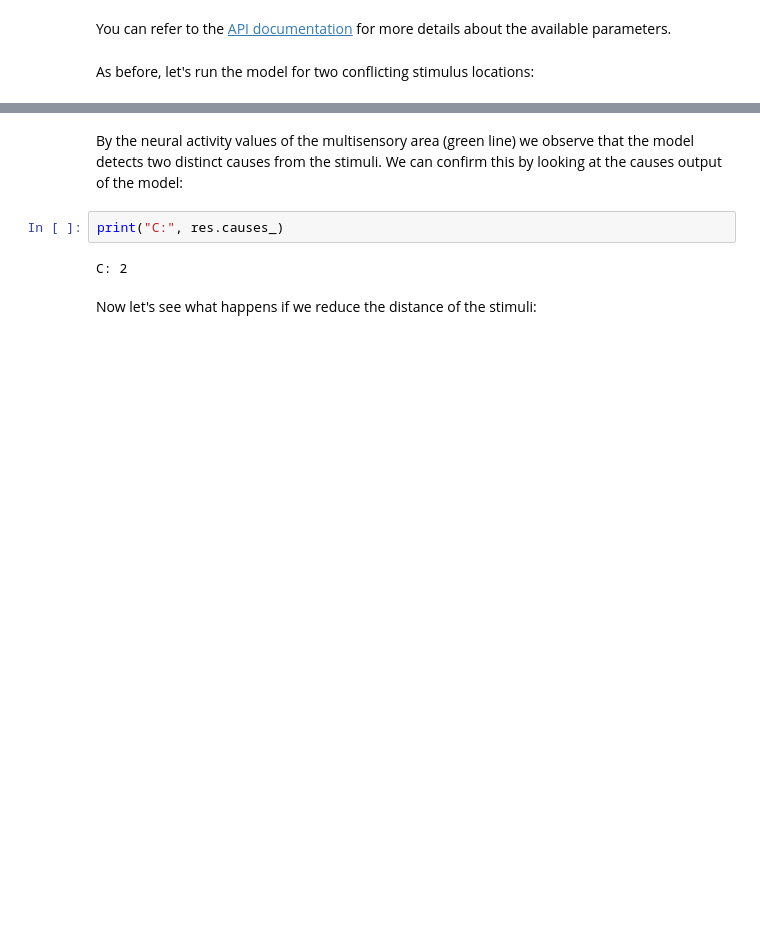
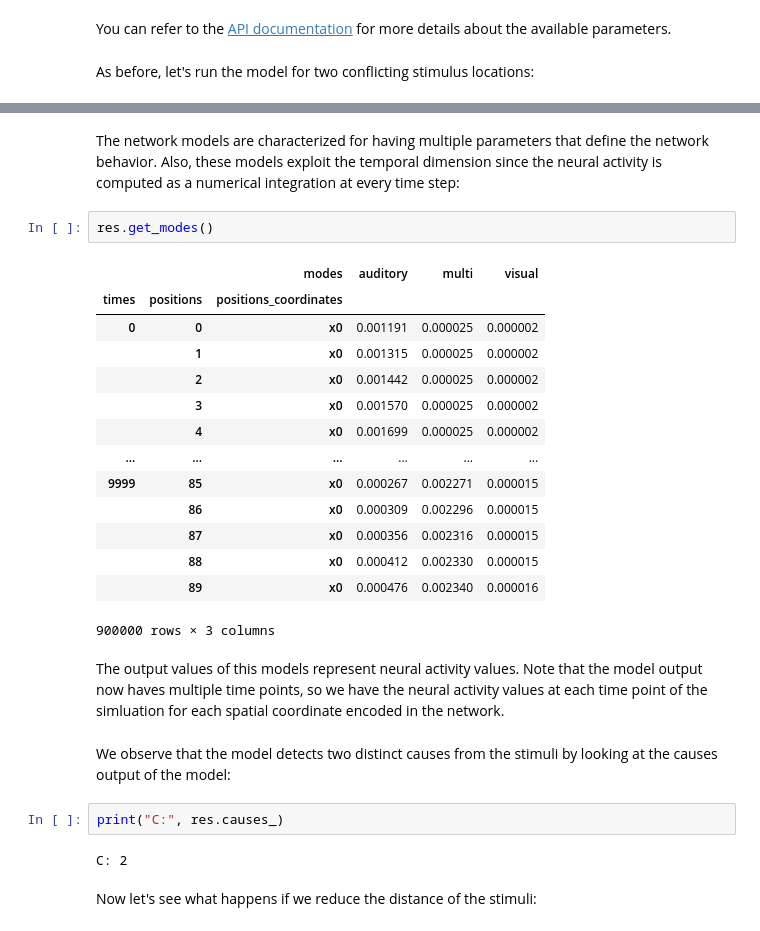
Before and after one commit to renatoparedes/scikit-neuromsi, a Jupyter notebook: docs/source/implement_models.ipynb, the cells around one changed output, grey strips where cells are left out. Drawn from its saved outputs; the diff is of its cells as text; blank space fills up the shorter version.

```diff
--- a/docs/source/implement_models.ipynb
+++ b/docs/source/implement_models.ipynb
@@ -197,5 +293,26 @@ array([<Axes: title={'center': 'x0'}, xlabel='positions', ylabel='values'>],
+# %% [markdown]
+The network models are characterized for having multiple parameters that define the network behavior. Also, these models exploit the temporal dimension since the neural activity is computed as a numerical integration at every time step:
+# %%
+res.get_modes()
+# %% [output]
+|  |  | modes | auditory | multi | visual |
+| times | positions | positions_coordinates |  |  |  |
+| 0 | 0 | x0 | 0.001191 | 0.000025 | 0.000002 |
+|  | 1 | x0 | 0.001315 | 0.000025 | 0.000002 |
+|  | 2 | x0 | 0.001442 | 0.000025 | 0.000002 |
+|  | 3 | x0 | 0.001570 | 0.000025 | 0.000002 |
+|  | 4 | x0 | 0.001699 | 0.000025 | 0.000002 |
+| ... | ... | ... | ... | ... | ... |
+| 9999 | 85 | x0 | 0.000267 | 0.002271 | 0.000015 |
+|  | 86 | x0 | 0.000309 | 0.002296 | 0.000015 |
+|  | 87 | x0 | 0.000356 | 0.002316 | 0.000015 |
+|  | 88 | x0 | 0.000412 | 0.002330 | 0.000015 |
+|  | 89 | x0 | 0.000476 | 0.002340 | 0.000016 |
+900000 rows × 3 columns
+# %% [markdown]
+The output values of this models represent neural activity values. Note that the model output now haves multiple time points, so we have the neural activity values at each time point of the simluation for each spatial coordinate encoded in the network.
 # %% [markdown]
-By the neural activity values of the multisensory area (green line) we observe that the model detects two distinct causes from the stimuli. We can confirm this by looking at the causes output of the model:
+We observe that the model detects two distinct causes from the stimuli by looking at the causes output of the model:
 # %%
 print("C:", res.causes_)
 # %% [output]
```
Also changed, not shown: parts of 58 cells of this notebook, 11 other files.
